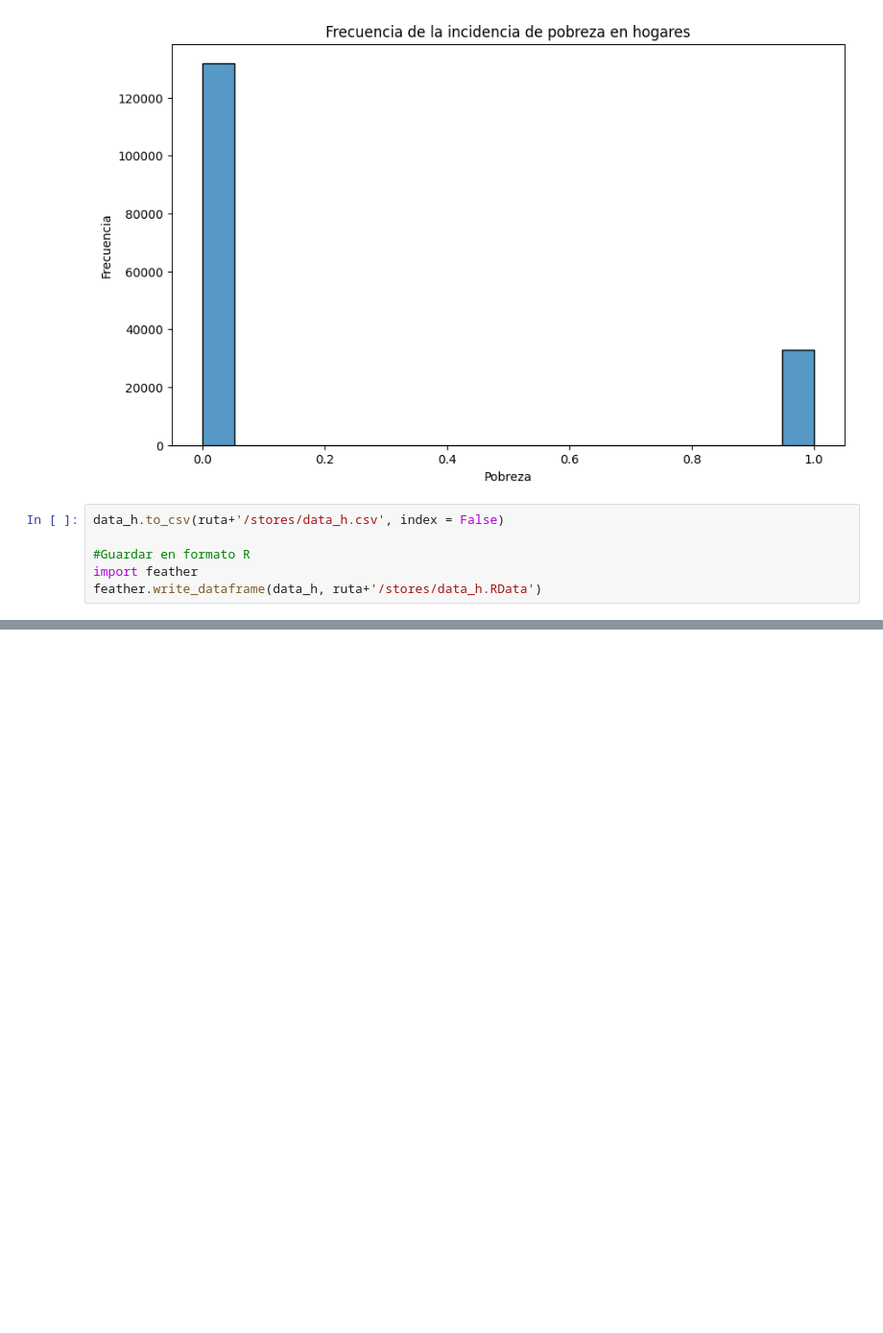
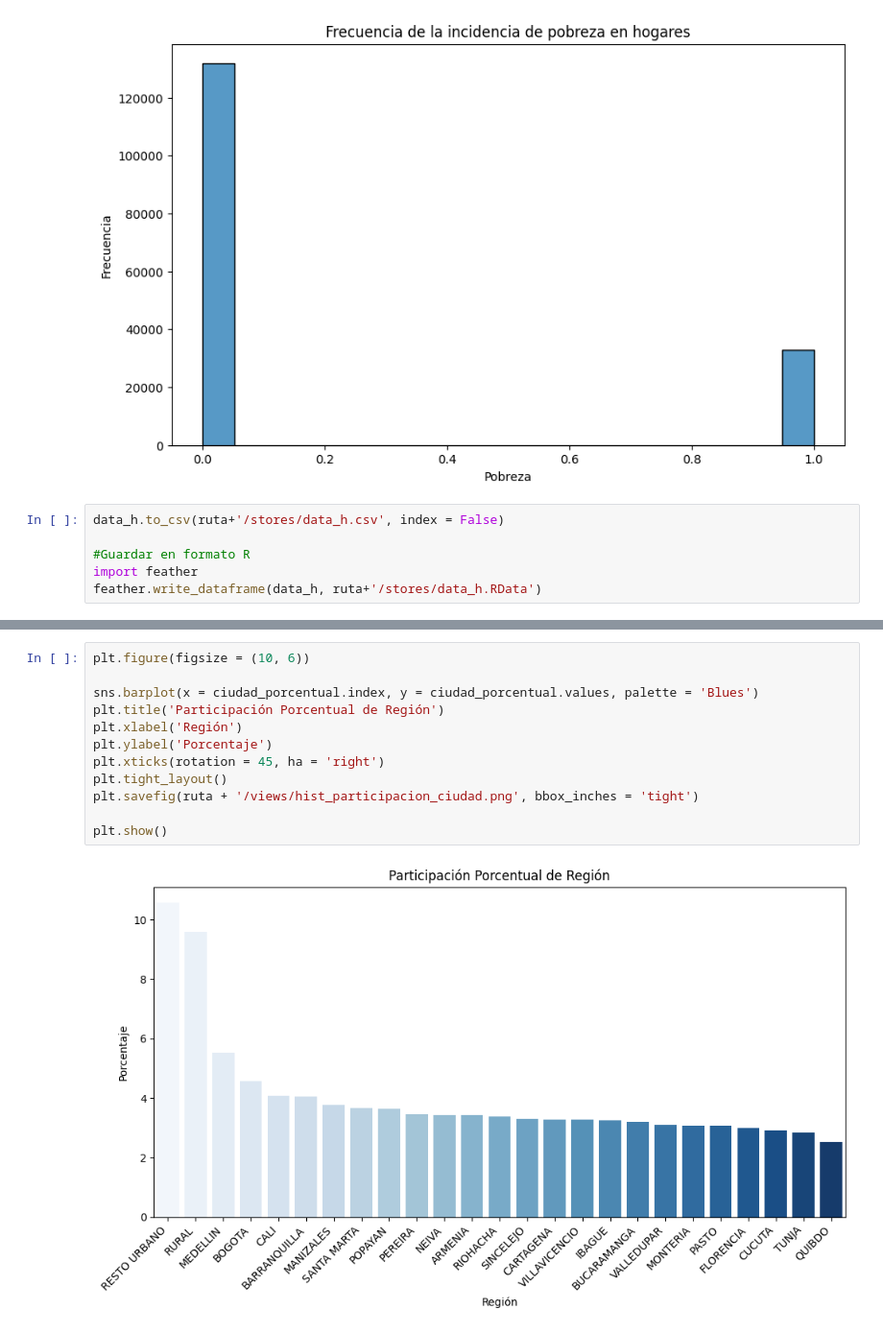
Before and after one commit to sebastian23e/predicting_poverty_bdmc, a Jupyter notebook: scripts/Limpieza.ipynb, the cells around one changed output, grey strips where cells are left out. Shown at 96% size. Drawn from its saved outputs; the diff is of its cells as text; blank space fills up the shorter version.

```diff
--- a/scripts/Limpieza.ipynb
+++ b/scripts/Limpieza.ipynb
@@ -532,0 +557,14 @@ feather.write_dataframe(data_h, ruta+'/stores/data_h.RData')
+# %%
+plt.figure(figsize = (10, 6))
+
+sns.barplot(x = ciudad_porcentual.index, y = ciudad_porcentual.values, palette = 'Blues')
+plt.title('Participación Porcentual de Región')
+plt.xlabel('Región')
+plt.ylabel('Porcentaje')
+plt.xticks(rotation = 45, ha = 'right')
+plt.tight_layout()
+plt.savefig(ruta + '/views/hist_participacion_ciudad.png', bbox_inches = 'tight')
+
+plt.show()
+# %% [output]
+[figure, added]
```
Also changed, not shown: parts of 8 cells of this notebook, 3 other files.
